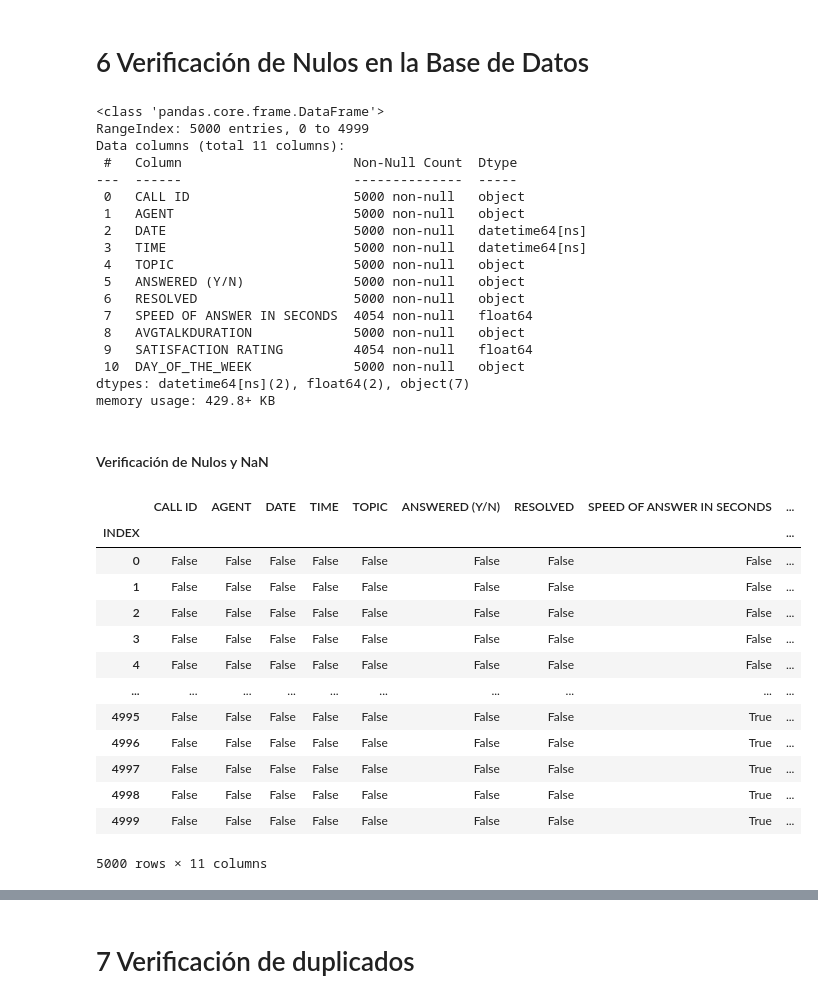
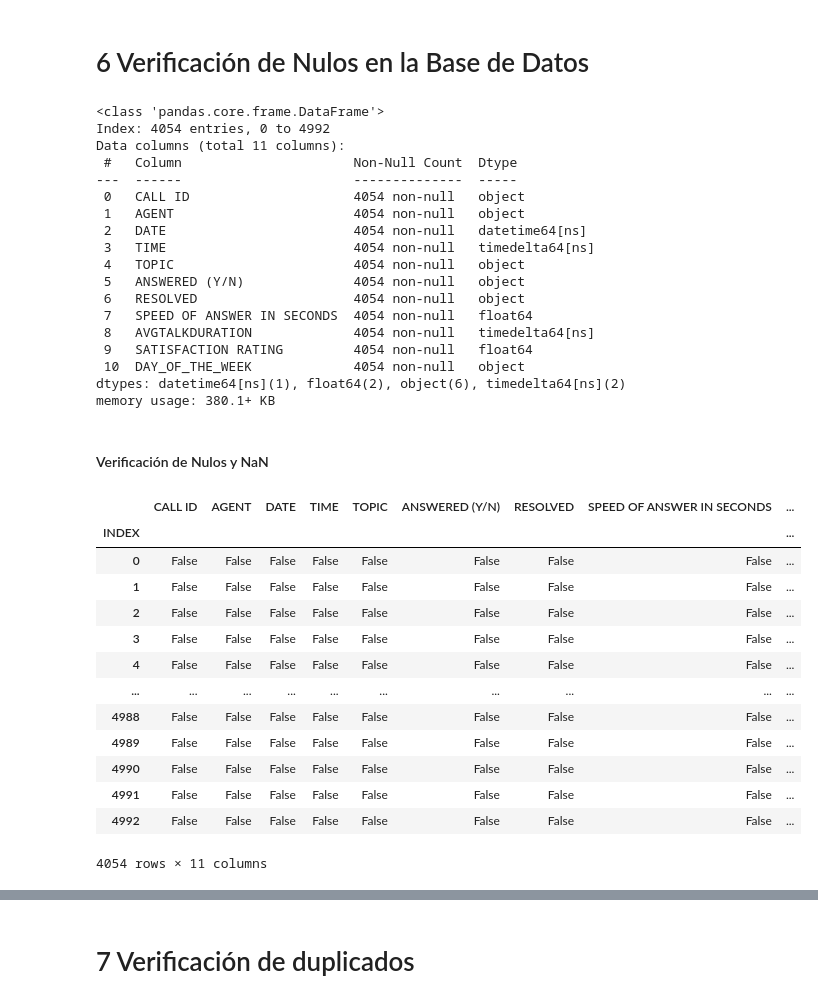
Before and after one commit to PABLOXAVIERMENDEZ/Proyecto_EDA_Pablo_Mendez, a Jupyter notebook: 3 - Set Up BBDD.ipynb, the cells around one changed output, grey strips where cells are left out. Cells and saved outputs as stored; diff of their text form; code cells hidden in the pictures.

```diff
--- a/3 - Set Up BBDD.ipynb
+++ b/3 - Set Up BBDD.ipynb
@@ -140,8 +142,6 @@ bbdd['AVGTALKDURATION'] = pd.to_datetime(bbdd['AVGTALKDURATION'], format='%H:%M:
 
 
 bbdd['AVGTALKDURATION'] = bbdd['AVGTALKDURATION'].apply(lambda x: timedelta(hours=x.hour, minutes=x.minute, seconds=x.second))
-# %%
-bbdd['AVGTALKDURATION'] = bbdd['AVGTALKDURATION'].replace({'00:00:00': ' '})
 # %%
 bbdd.info()
 # %% [output]
@@ -240,0 +221,3 @@ bbdd.fillna(' ')
+# %%
+bbdd_Y = bbdd[bbdd['ANSWERED (Y/N)'] == 'Y']
+bbdd_N = bbdd[bbdd['ANSWERED (Y/N)'] == 'N']
@@ -286,43 +249,43 @@ memory usage: 429.8+ KB
 # %% [markdown]
 # 6 Verificación de Nulos en la Base de Datos
 # %%
-bbdd.info()
+bbdd_Y.info()
 # %% [output]
 <class 'pandas.core.frame.DataFrame'>
-RangeIndex: 5000 entries, 0 to 4999
+Index: 4054 entries, 0 to 4992
 Data columns (total 11 columns):
  #   Column                      Non-Null Count  Dtype
 ---  ------                      --------------  -----
- 0   CALL ID                     5000 non-null   object
- 1   AGENT                       5000 non-null   object
- 2   DATE                        5000 non-null   datetime64[ns]
- 3   TIME                        5000 non-null   datetime64[ns]
- 4   TOPIC                       5000 non-null   object
- 5   ANSWERED (Y/N)              5000 non-null   object
- 6   RESOLVED                    5000 non-null   object
+ 0   CALL ID                     4054 non-null   object
+ 1   AGENT                       4054 non-null   object
+ 2   DATE                        4054 non-null   datetime64[ns]
+ 3   TIME                        4054 non-null   timedelta64[ns]
+ 4   TOPIC                       4054 non-null   object
+ 5   ANSWERED (Y/N)              4054 non-null   object
+ 6   RESOLVED                    4054 non-null   object
  7   SPEED OF ANSWER IN SECONDS  4054 non-null   float64
- 8   AVGTALKDURATION             5000 non-null   object
+ 8   AVGTALKDURATION             4054 non-null   timedelta64[ns]
  9   SATISFACTION RATING         4054 non-null   float64
- 10  DAY_OF_THE_WEEK             5000 non-null   object
-dtypes: datetime64[ns](2), float64(2), object(7)
-memory usage: 429.8+ KB
+ 10  DAY_OF_THE_WEEK             4054 non-null   object
+dtypes: datetime64[ns](1), float64(2), object(6), timedelta64[ns](2)
+memory usage: 380.1+ KB
 # %% [markdown]
 #### Verificación de Nulos y NaN
 # %%
-bbdd.isna()
+bbdd_Y.isna()
 # %% [output]
 |  | CALL ID | AGENT | DATE | TIME | TOPIC | ANSWERED (Y/N) | RESOLVED | SPEED OF ANSWER IN SECONDS | ... |
 | INDEX |  |  |  |  |  |  |  |  | ... |
 | 0 | False | False | False | False | False | False | False | False | ... |
 | 1 | False | False | False | False | False | False | False | False | ... |
 | 2 | False | False | False | False | False | False | False | False | ... |
 | 3 | False | False | False | False | False | False | False | False | ... |
 | 4 | False | False | False | False | False | False | False | False | ... |
 | ... | ... | ... | ... | ... | ... | ... | ... | ... | ... |
-| 4995 | False | False | False | False | False | False | False | True | ... |
-| 4996 | False | False | False | False | False | False | False | True | ... |
-| 4997 | False | False | False | False | False | False | False | True | ... |
-| 4998 | False | False | False | False | False | False | False | True | ... |
-| 4999 | False | False | False | False | False | False | False | True | ... |
+| 4988 | False | False | False | False | False | False | False | False | ... |
+| 4989 | False | False | False | False | False | False | False | False | ... |
+| 4990 | False | False | False | False | False | False | False | False | ... |
+| 4991 | False | False | False | False | False | False | False | False | ... |
+| 4992 | False | False | False | False | False | False | False | False | ... |
-5000 rows × 11 columns
+4054 rows × 11 columns
 # %%
```
Also changed, not shown: parts of 29 cells of this notebook, 1 other file.
